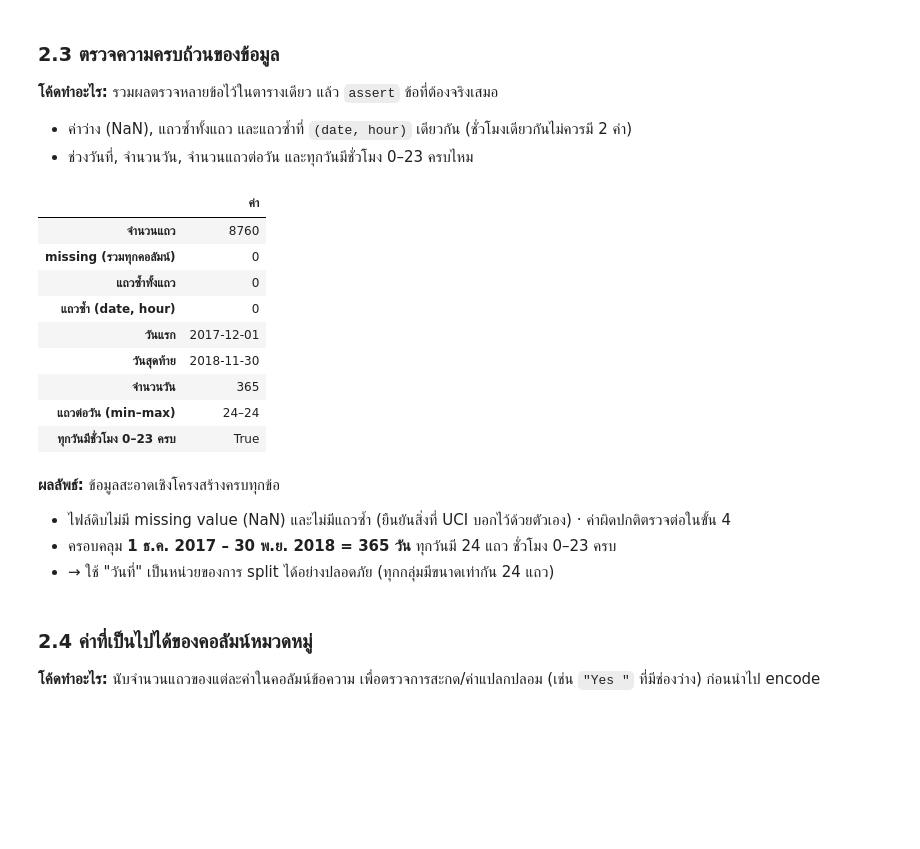
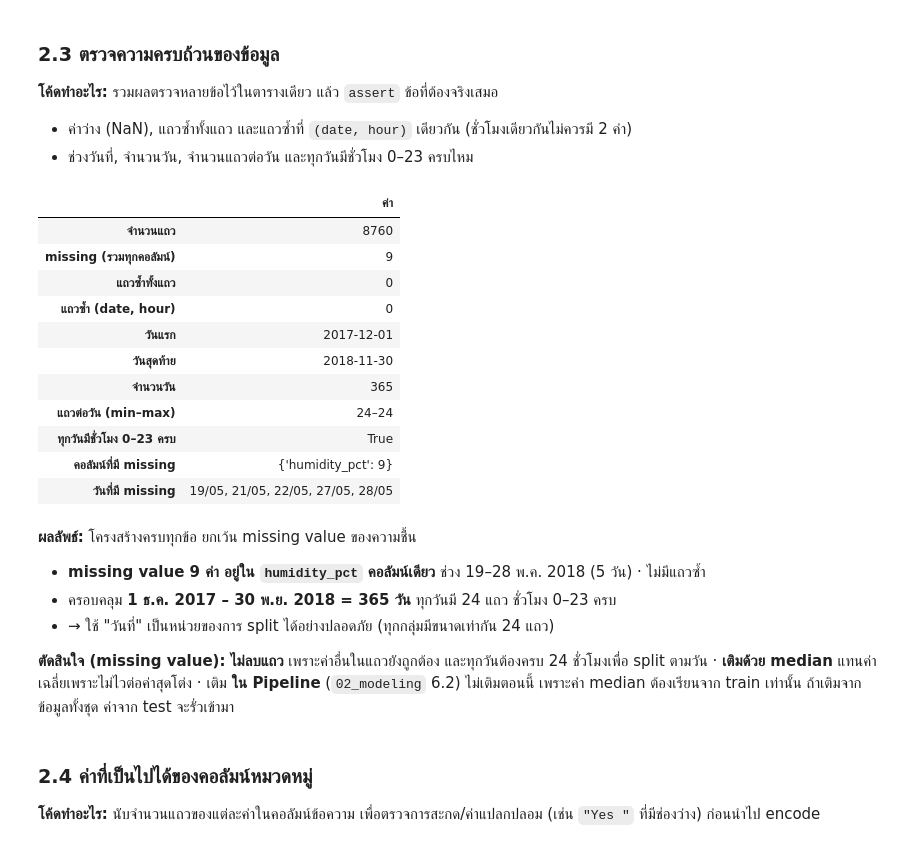
Before and after one commit to Sh080205/seoul-bike-demand, a Jupyter notebook: notebooks/01_eda.ipynb, the cells around one changed output. Saved outputs shown, nothing was run; the diff lists cells and outputs as text; code cells hidden in the pictures; blank space fills up the shorter version.

```diff
--- a/notebooks/01_eda.ipynb
+++ b/notebooks/01_eda.ipynb
@@ -93,7 +93,7 @@ latin-1  -> 'Temperature(°C)'
 - แปลง `date` เป็น datetime โดย **ระบุ `format=` ชัดเจน**
 # %%
 # ขั้น 2.2 — โหลดด้วย encoding ที่ตรวจแล้ว และเปลี่ยนชื่อคอลัมน์เป็น snake_case เพื่อให้อ้างถึงง่ายทุก notebook
-df = pd.read_csv(config.RAW_CSV, encoding=config.RAW_ENCODING)
+df = pd.read_csv(config.DATA_CSV, encoding=config.RAW_ENCODING)
 assert list(df.columns) == list(config.COLUMN_MAP), "ชื่อคอลัมน์ไม่ตรงกับ config.COLUMN_MAP"
 df = df.rename(columns=config.COLUMN_MAP)
 df["date"] = pd.to_datetime(df["date"], format=config.DATE_FORMAT)   # ระบุ format เอง ไม่ให้ pandas เดาวัน/เดือนสลับ
@@ -147,28 +147,31 @@ memory usage: 958.3+ KB
 # %%
 # ขั้น 2.3 — ตรวจความครบถ้วน: ข้อมูลรายชั่วโมง 1 ปีต้องมี 365 วัน × 24 ชั่วโมง = 8,760 แถว ไม่มีซ้ำ ไม่มีหาย
 rows_per_day = df.groupby("date").size()
 hours_complete = df.groupby("date")["hour"].apply(lambda h: sorted(h) == list(range(24))).all()
 
 checks = pd.Series({
     "จำนวนแถว": len(df),
     "missing (รวมทุกคอลัมน์)": int(df.isna().sum().sum()),
     "แถวซ้ำทั้งแถว": int(df.duplicated().sum()),
     "แถวซ้ำ (date, hour)": int(df.duplicated(["date", "hour"]).sum()),   # 1 วัน 1 ชั่วโมงต้องมีแถวเดียว
     "วันแรก": df["date"].min().date(),
     "วันสุดท้าย": df["date"].max().date(),
     "จำนวนวัน": df["date"].nunique(),
     "แถวต่อวัน (min–max)": f"{rows_per_day.min()}–{rows_per_day.max()}",
     "ทุกวันมีชั่วโมง 0–23 ครบ": hours_complete,
+    "คอลัมน์ที่มี missing": df.isna().sum()[lambda s: s > 0].to_dict(),
+    "วันที่มี missing": ", ".join(df.loc[df.isna().any(axis=1), "date"].dt.strftime("%d/%m").unique()),
 }, dtype=object)
 
 # ใช้ assert แทนการอ่านด้วยตา → ถ้าไฟล์ข้อมูลเปลี่ยน notebook จะหยุดทันที
 assert len(df) == 8760 and df["date"].nunique() == 365 and hours_complete
-assert df.isna().sum().sum() == 0 and df.duplicated(["date", "hour"]).sum() == 0
+assert df.drop(columns="humidity_pct").isna().sum().sum() == 0   # missing มีแค่ในความชื้น (จัดการใน 02_modeling ขั้น 6)
+assert df.duplicated(["date", "hour"]).sum() == 0
 checks.to_frame("ค่า")
 # %% [output]
 |  | ค่า |
 | จำนวนแถว | 8760 |
-| missing (รวมทุกคอลัมน์) | 0 |
+| missing (รวมทุกคอลัมน์) | 9 |
 | แถวซ้ำทั้งแถว | 0 |
 | แถวซ้ำ (date, hour) | 0 |
 | วันแรก | 2017-12-01 |
@@ -176,11 +179,15 @@ checks.to_frame("ค่า")
 | จำนวนวัน | 365 |
 | แถวต่อวัน (min–max) | 24–24 |
 | ทุกวันมีชั่วโมง 0–23 ครบ | True |
+| คอลัมน์ที่มี missing | {'humidity_pct': 9} |
+| วันที่มี missing | 19/05, 21/05, 22/05, 27/05, 28/05 |
 # %% [markdown]
-**ผลลัพธ์:** ข้อมูลสะอาดเชิงโครงสร้างครบทุกข้อ
-- ไฟล์ดิบไม่มี missing value (NaN) และไม่มีแถวซ้ำ (ยืนยันสิ่งที่ UCI บอกไว้ด้วยตัวเอง) · ค่าผิดปกติตรวจต่อในขั้น 4
+**ผลลัพธ์:** โครงสร้างครบทุกข้อ ยกเว้น missing value ของความชื้น
+- **missing value 9 ค่า อยู่ใน `humidity_pct` คอลัมน์เดียว** ช่วง 19–28 พ.ค. 2018 (5 วัน) · ไม่มีแถวซ้ำ
 - ครอบคลุม **1 ธ.ค. 2017 – 30 พ.ย. 2018 = 365 วัน** ทุกวันมี 24 แถว ชั่วโมง 0–23 ครบ
 - → ใช้ "วันที่" เป็นหน่วยของการ split ได้อย่างปลอดภัย (ทุกกลุ่มมีขนาดเท่ากัน 24 แถว)
+
+**ตัดสินใจ (missing value):** **ไม่ลบแถว** เพราะค่าอื่นในแถวยังถูกต้อง และทุกวันต้องครบ 24 ชั่วโมงเพื่อ split ตามวัน · **เติมด้วย median** แทนค่าเฉลี่ยเพราะไม่ไวต่อค่าสุดโต่ง · เติม **ใน Pipeline** (`02_modeling` 6.2) ไม่เติมตอนนี้ เพราะค่า median ต้องเรียนจาก train เท่านั้น ถ้าเติมจากข้อมูลทั้งชุด ค่าจาก test จะรั่วเข้ามา
 # %% [markdown]
 ### 2.4 ค่าที่เป็นไปได้ของคอลัมน์หมวดหมู่
 **โค้ดทำอะไร:** นับจำนวนแถวของแต่ละค่าในคอลัมน์ข้อความ เพื่อตรวจการสะกด/ค่าแปลกปลอม (เช่น `"Yes "` ที่มีช่องว่าง) ก่อนนำไป encode
```
Also changed, not shown: parts of 13 cells of this notebook, 1 other file.
